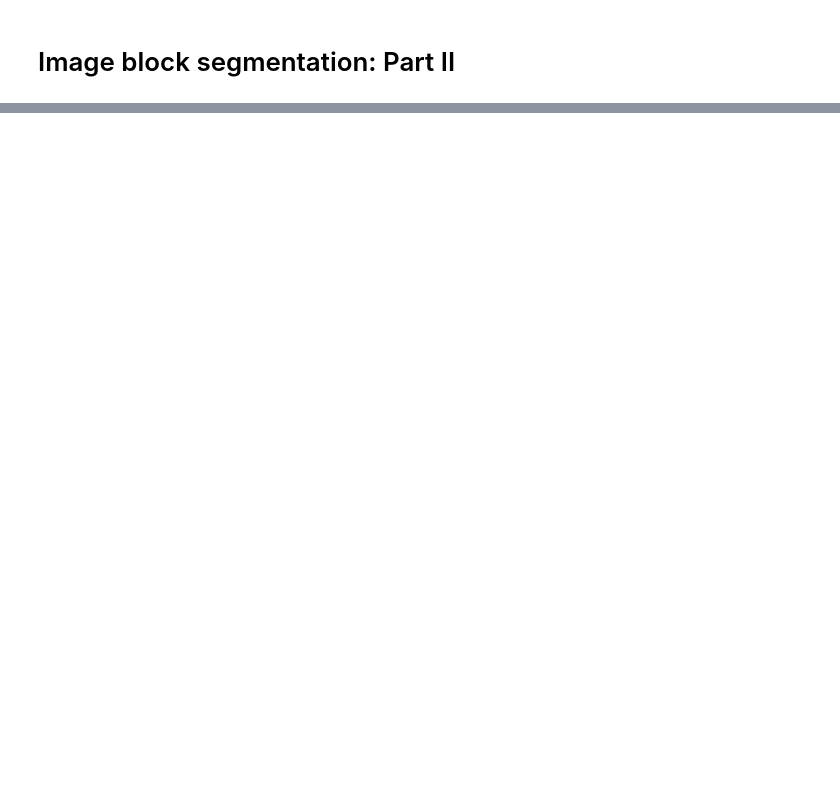
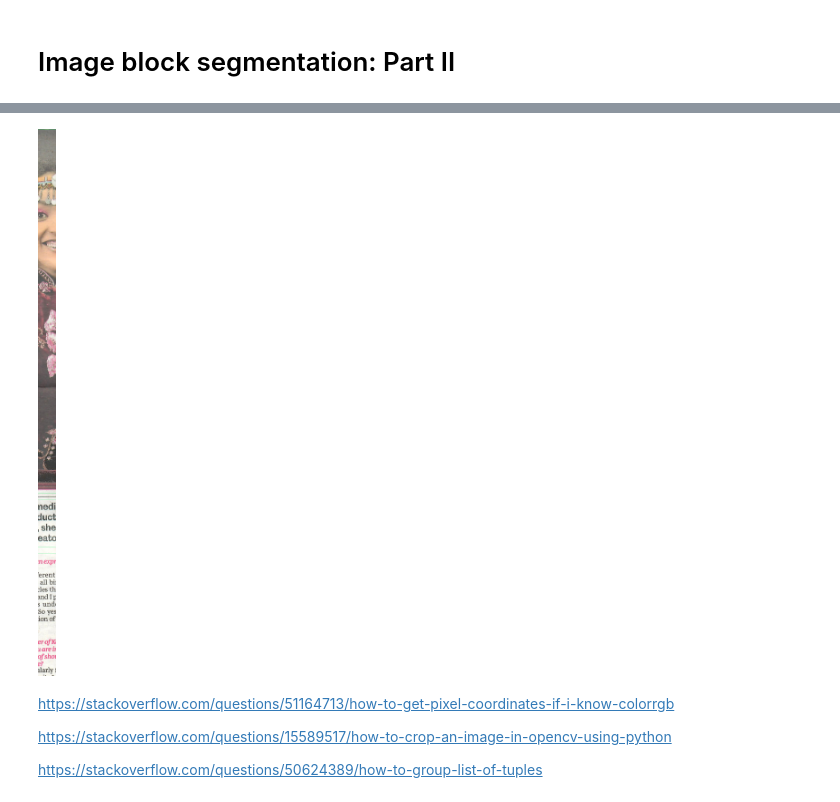
Before and after one commit to CeeThinwa/code-walkthroughs, a Jupyter notebook: book/kenyans-in-print/kip-pg2.ipynb, the cells around one changed output, grey strips where cells are left out. Drawn from its saved outputs; the diff is of its cells as text; code cells hidden in the pictures; blank space fills up the shorter version.

```diff
--- a/book/kenyans-in-print/kip-pg2.ipynb
+++ b/book/kenyans-in-print/kip-pg2.ipynb
@@ -26,0 +96,15 @@ display(img.resize(
+# %%
+img = cv2.imread(sample_image_path)
+img = cv2.cvtColor(img, cv2.COLOR_BGR2RGB)
+
+cropped = Image.fromarray(img[0:3044,1418:1518])
+
+display(cropped)
+# %% [output]
+[figure, added]
+# %% [markdown]
+https://stackoverflow.com/questions/51164713/how-to-get-pixel-coordinates-if-i-know-colorrgb
+
+https://stackoverflow.com/questions/15589517/how-to-crop-an-image-in-opencv-using-python
+
+https://stackoverflow.com/questions/50624389/how-to-group-list-of-tuples
```
Also changed, not shown: parts of 11 cells of this notebook.
